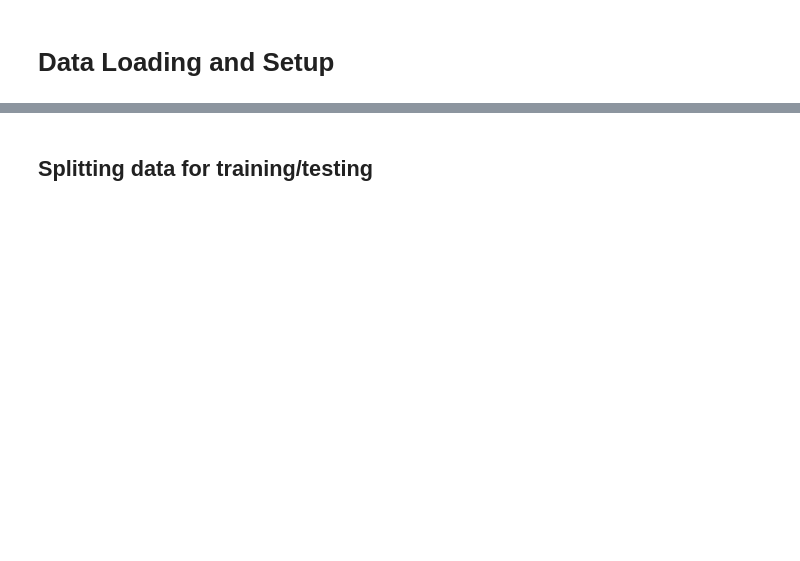
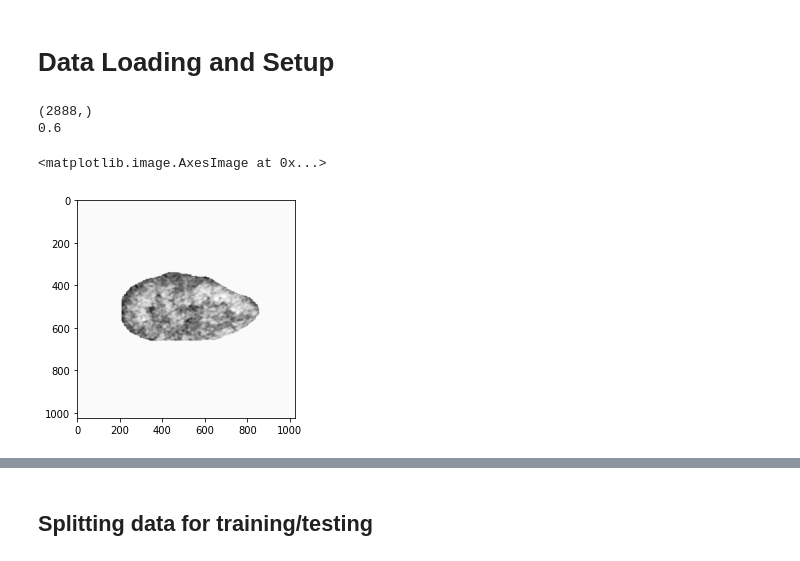
Before and after one commit to strixy16/cisc867_final_project, a Jupyter notebook: main.ipynb, the cells around one changed output, grey strips where cells are left out. Drawn from its saved outputs; the diff is of its cells as text; code cells hidden in the pictures; blank space fills up the shorter version.

```diff
--- a/main.ipynb
+++ b/main.ipynb
@@ -54,11 +67,14 @@ info = pd.read_csv(zero_info_path)
 image_fnames = np.asarray(info.iloc[:, 0])
 pat_num = np.asarray(info.iloc[:, 1])
 slice_num = np.asarray(info.iloc[:, 2])
-rfs_code = np.asarray(info.iloc[:, 3])
+rfs_event = np.asarray(info.iloc[:, 3])
 rfs_time = np.asarray(info.iloc[:, 4])
 
-print(rfs_code.shape)
+print(rfs_event.shape)
 print(rfs_time[1])
+# %% [output]
+(2888,)
+0.6
 # %%
 # Only loading in 100 number of files for development
 images = np.empty((1,imdim_for_network,imdim_for_network))
@@ -83,4 +99,7 @@ for image_file in tqdm(image_fnames):
 images = np.delete(images, 0, axis=0)
 # %%
 # Confirming images loaded in
-plt.imshow(images[1], cmap='Greys')
+plt.imshow(images[5], cmap='Greys')
+# %% [output]
+<matplotlib.image.AxesImage at 0x...>
+[figure, added]
```
Also changed, not shown: parts of 12 cells of this notebook.
